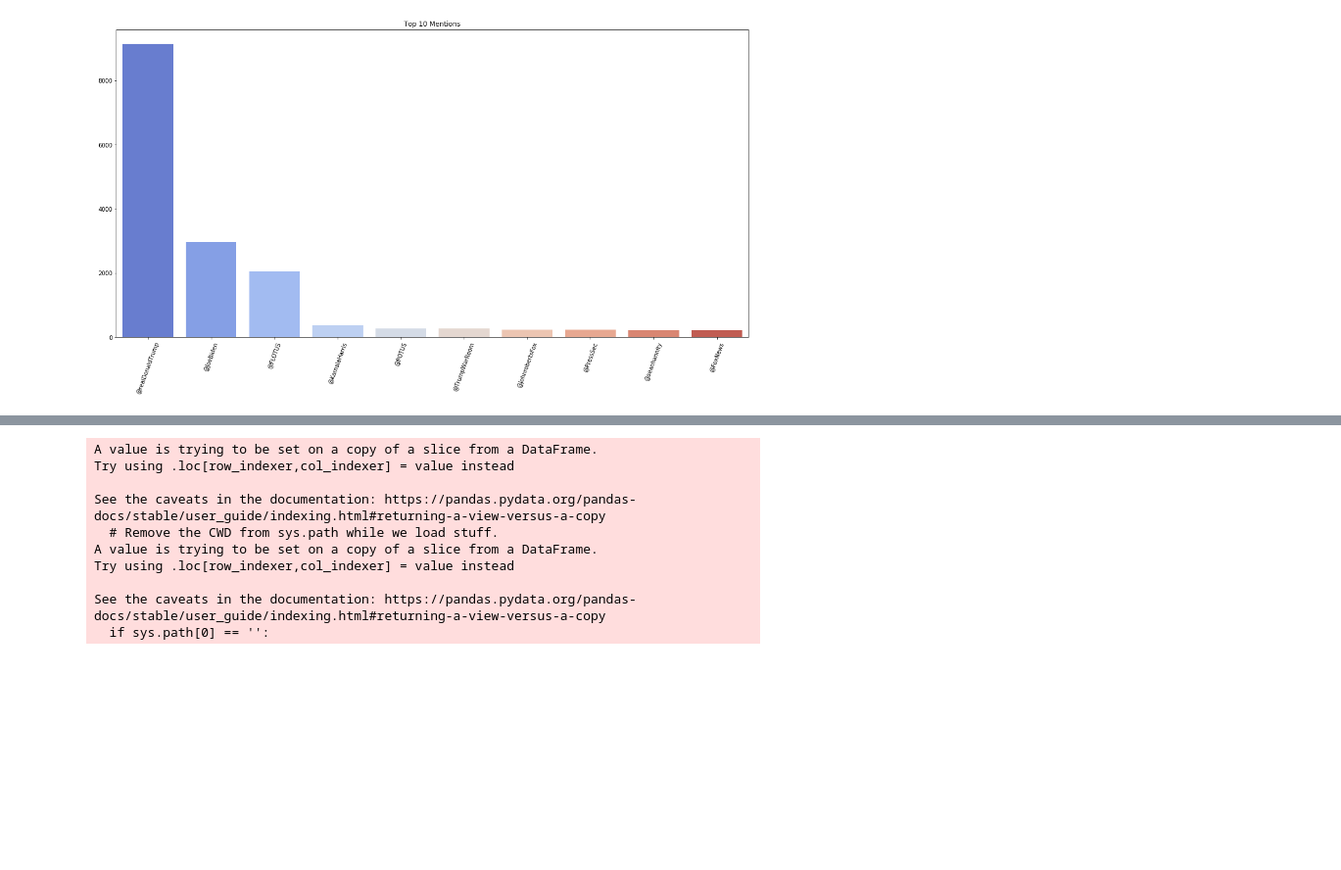
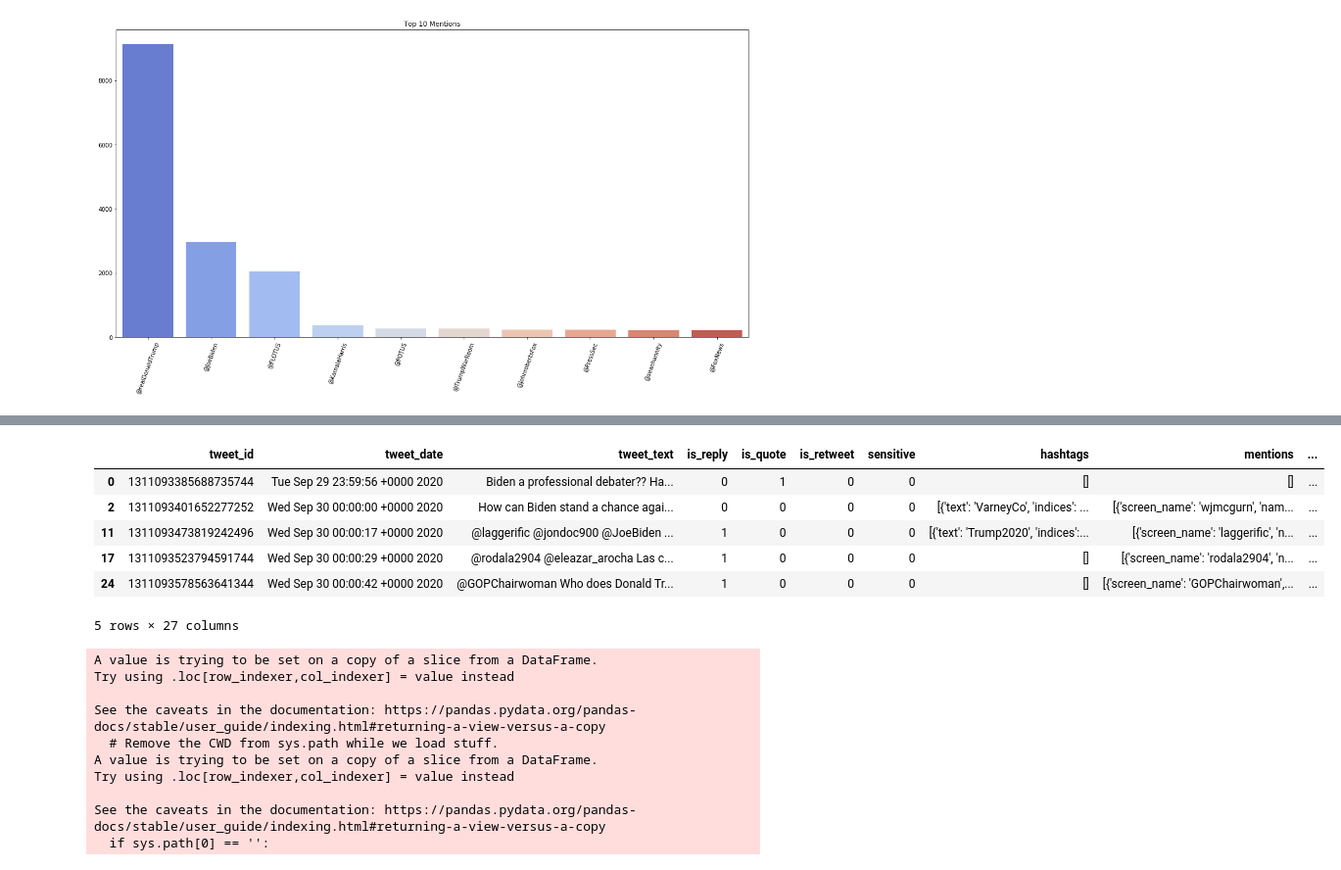
Before and after one commit to cjholcomb/paranormal-distribution, a Jupyter notebook: notebooks/Heathers_twitter.ipynb, the cells around one changed output, grey strips where cells are left out. Shown at 98% size. Drawn from its saved outputs; the diff is of its cells as text; code cells hidden in the pictures; blank space fills up the shorter version.

```diff
--- a/notebooks/Heathers_twitter.ipynb
+++ b/notebooks/Heathers_twitter.ipynb
@@ -181,7 +181,7 @@ plt.savefig('../images/top_ten_mentions.png');
 [figure]
 # %%
 non_rt_df = df[df['is_retweet'] == 0]
-def one_hot_encode_term(top_tags, n = 10, df = non_rt_df, column = 'tweet_text'):
+def one_hot_encode_term(top_tags, n = 10, df = df, column = 'tweet_text'):
     '''
     Parameters
     ----------
@@ -210,4 +210,4 @@ def one_hot_encode_term(top_tags, n = 10, df = non_rt_df, column = 'tweet_text')
 
     return df
 # %%
-def one_hot_encode_term(top_hashtags, n = 10, df = df, column = 'tweet_text')
+new_df = one_hot_encode_term(top_hashtags, n = 10, df = non_rt_df, column = 'tweet_text')
@@ -214,3 +223,13 @@ def one_hot_encode_term(top_hashtags, n = 10, df = df, column = 'tweet_text')
+# %%
+new_df.head()
+# %% [output]
+|  | tweet_id | tweet_date | tweet_text | is_reply | is_quote | is_retweet | sensitive | hashtags | mentions | ... |
+| 0 | 1311093385688735744 | Tue Sep 29 23:59:56 +0000 2020 | Biden a professional debater?? Ha... | 0 | 1 | 0 | 0 | [] | [] | ... |
+| 2 | 1311093401652277252 | Wed Sep 30 00:00:00 +0000 2020 | How can Biden stand a chance agai... | 0 | 0 | 0 | 0 | [{'text': 'VarneyCo', 'indices': ... | [{'screen_name': 'wjmcgurn', 'nam... | ... |
+| 11 | 1311093473819242496 | Wed Sep 30 00:00:17 +0000 2020 | @laggerific @jondoc900 @JoeBiden ... | 1 | 0 | 0 | 0 | [{'text': 'Trump2020', 'indices':... | [{'screen_name': 'laggerific', 'n... | ... |
+| 17 | 1311093523794591744 | Wed Sep 30 00:00:29 +0000 2020 | @rodala2904 @eleazar_arocha Las c... | 1 | 0 | 0 | 0 | [] | [{'screen_name': 'rodala2904', 'n... | ... |
+| 24 | 1311093578563641344 | Wed Sep 30 00:00:42 +0000 2020 | @GOPChairwoman Who does Donald Tr... | 1 | 0 | 0 | 0 | [] | [{'screen_name': 'GOPChairwoman',... | ... |
+5 rows × 27 columns
 # %%
 mentions = []
 for i in top_10_names:
```
Also changed, not shown: parts of 1 cell of this notebook, 1 other file.
